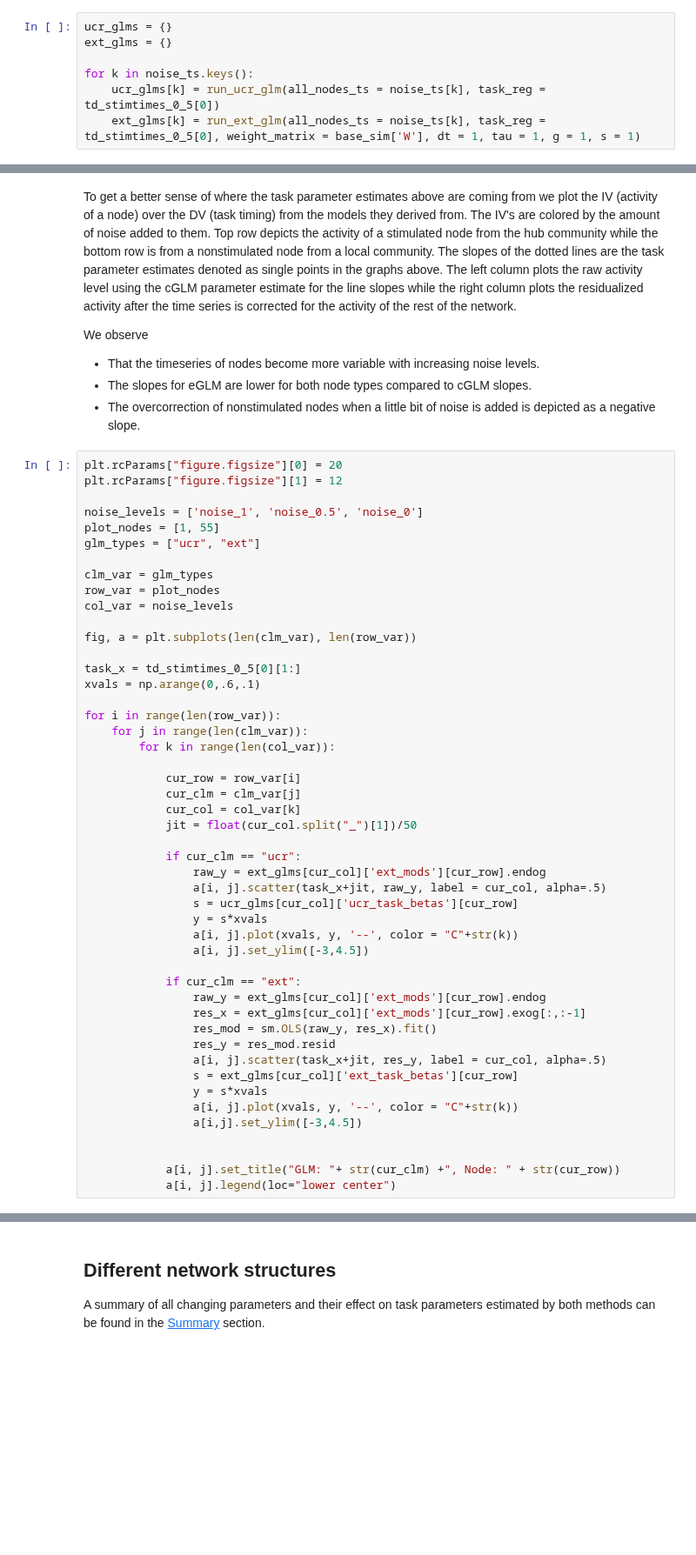
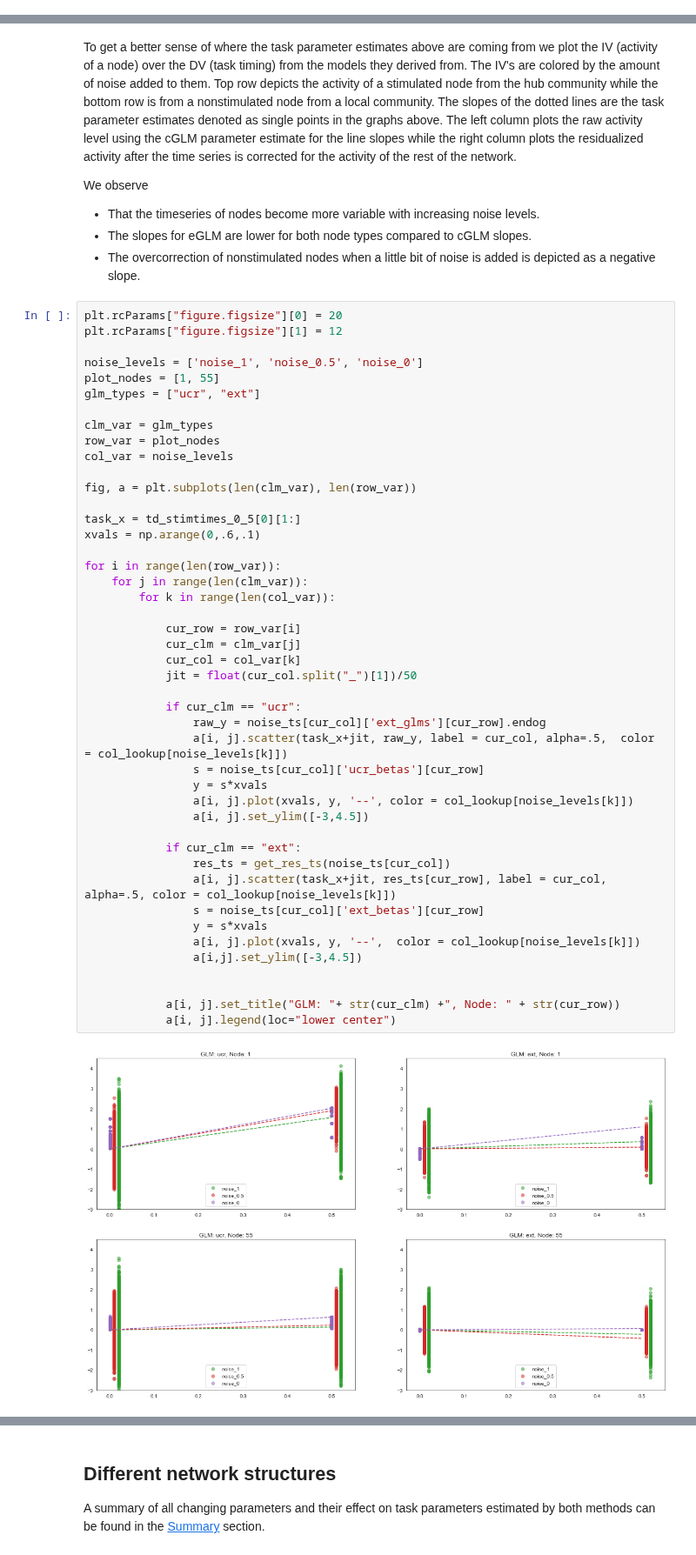
Before and after one commit to zenkavi/DevStudy_FmriNbs, a Jupyter notebook: notebooks/informationtransfermapping/TheoreticalResults/Zenkavi_Simulations/Extended_GLM_neural_network_level.ipynb, the cells around one changed output, grey strips where cells are left out. Shown at 87% size. Cells and saved outputs as stored; diff of their text form; blank space fills up the shorter version.

```diff
--- a/notebooks/informationtransfermapping/TheoreticalResults/Zenkavi_Simulations/Extended_GLM_neural_network_level.ipynb
+++ b/notebooks/informationtransfermapping/TheoreticalResults/Zenkavi_Simulations/Extended_GLM_neural_network_level.ipynb
@@ -586,7 +587,0 @@ Text(0.5, 1.0, 'Non-stimulated node')
-# %%
-ucr_glms = {}
-ext_glms = {}
-
-for k in noise_ts.keys():
-    ucr_glms[k] = run_ucr_glm(all_nodes_ts = noise_ts[k], task_reg = td_stimtimes_0_5[0])
-    ext_glms[k] = run_ext_glm(all_nodes_ts = noise_ts[k], task_reg = td_stimtimes_0_5[0], weight_matrix = base_sim['W'], dt = 1, tau = 1, g = 1, s = 1)
@@ -650,42 +647,41 @@ glm_types = ["ucr", "ext"]
 
 clm_var = glm_types
 row_var = plot_nodes
 col_var = noise_levels
 
 fig, a = plt.subplots(len(clm_var), len(row_var))
 
 task_x = td_stimtimes_0_5[0][1:]
 xvals = np.arange(0,.6,.1)
 
 for i in range(len(row_var)):
     for j in range(len(clm_var)):
         for k in range(len(col_var)):
 
             cur_row = row_var[i]
             cur_clm = clm_var[j]
             cur_col = col_var[k]
             jit = float(cur_col.split("_")[1])/50
 
             if cur_clm == "ucr":
-                raw_y = ext_glms[cur_col]['ext_mods'][cur_row].endog
-                a[i, j].scatter(task_x+jit, raw_y, label = cur_col, alpha=.5)
-                s = ucr_glms[cur_col]['ucr_task_betas'][cur_row]
+                raw_y = noise_ts[cur_col]['ext_glms'][cur_row].endog
+                a[i, j].scatter(task_x+jit, raw_y, label = cur_col, alpha=.5,  color = col_lookup[noise_levels[k]])
+                s = noise_ts[cur_col]['ucr_betas'][cur_row]
                 y = s*xvals
-                a[i, j].plot(xvals, y, '--', color = "C"+str(k))
+                a[i, j].plot(xvals, y, '--', color = col_lookup[noise_levels[k]])
                 a[i, j].set_ylim([-3,4.5])
 
             if cur_clm == "ext":
-                raw_y = ext_glms[cur_col]['ext_mods'][cur_row].endog
-                res_x = ext_glms[cur_col]['ext_mods'][cur_row].exog[:,:-1]
-                res_mod = sm.OLS(raw_y, res_x).fit()
-                res_y = res_mod.resid
-                a[i, j].scatter(task_x+jit, res_y, label = cur_col, alpha=.5)
-                s = ext_glms[cur_col]['ext_task_betas'][cur_row]
+                res_ts = get_res_ts(noise_ts[cur_col])
+                a[i, j].scatter(task_x+jit, res_ts[cur_row], label = cur_col, alpha=.5, color = col_lookup[noise_levels[k]])
+                s = noise_ts[cur_col]['ext_betas'][cur_row]
                 y = s*xvals
-                a[i, j].plot(xvals, y, '--', color = "C"+str(k))
+                a[i, j].plot(xvals, y, '--',  color = col_lookup[noise_levels[k]])
                 a[i,j].set_ylim([-3,4.5])
 
 
             a[i, j].set_title("GLM: "+ str(cur_clm) +", Node: " + str(cur_row))
             a[i, j].legend(loc="lower center")
+# %% [output]
+[figure, added]
 # %% [markdown]
```
Also changed, not shown: parts of 13 cells of this notebook.
